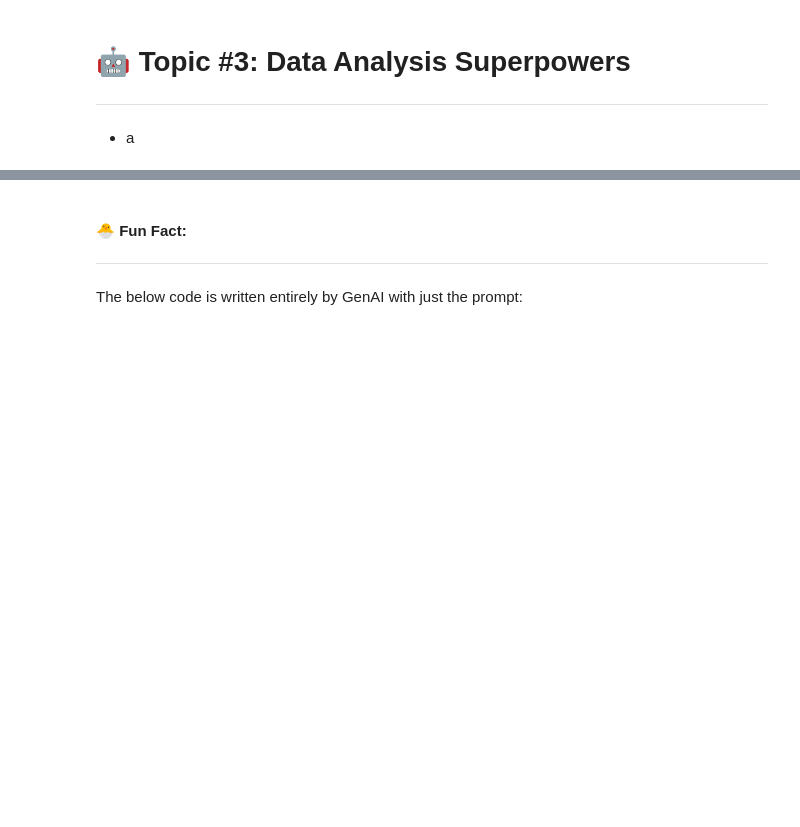
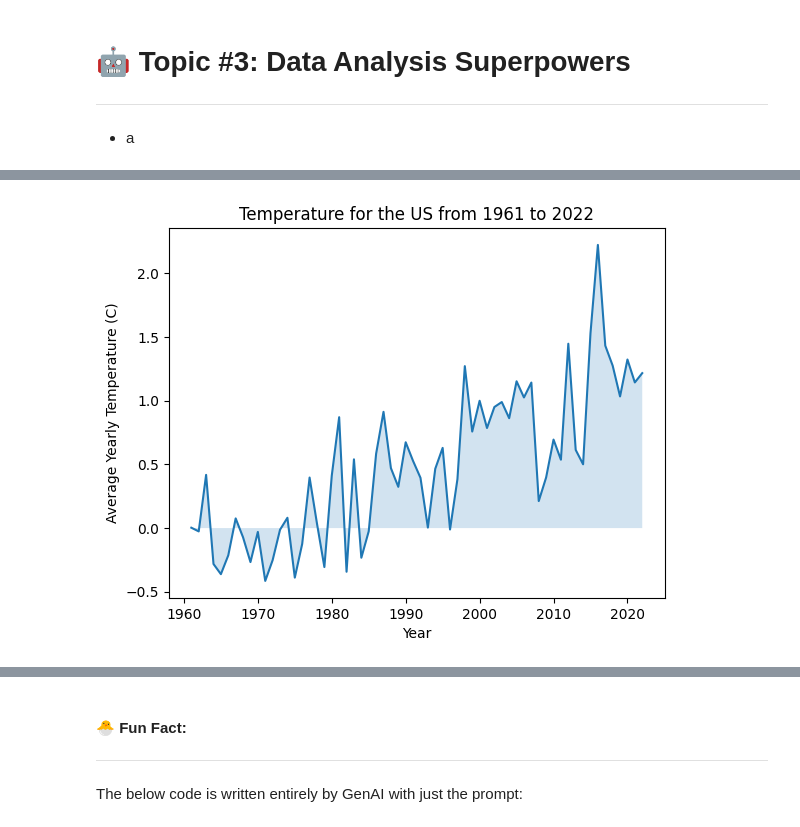
Before and after one commit to duchaba/book_python_genAI_genZ, a Jupyter notebook: Chapter_5_Duc_Python_GenAI_GenZ.ipynb, the cells around one changed output, grey strips where cells are left out. Cells and saved outputs as stored; diff of their text form; code cells hidden in the pictures; blank space fills up the shorter version.

```diff
--- a/Chapter_5_Duc_Python_GenAI_GenZ.ipynb
+++ b/Chapter_5_Duc_Python_GenAI_GenZ.ipynb
@@ -201,0 +698,12 @@ The below code is written entirely by GenAI with just the prompt:
+# %%
+# prompt: plot a area graph the temperature for ISO2 is US for each year from df_global_warming
+
+df_us = df_global_warming[df_global_warming['ISO2'] == 'US']
+plt.plot(df_us['Year'], df_us['Temperature'])
+plt.fill_between(df_us['Year'], df_us['Temperature'], alpha=0.2)
+plt.xlabel('Year')
+plt.ylabel('Average Yearly Temperature (C)')
+plt.title('Temperature for the US from 1961 to 2022')
+plt.show()
+# %% [output]
+[figure, added]
```
Also changed, not shown: parts of 35 cells of this notebook.
